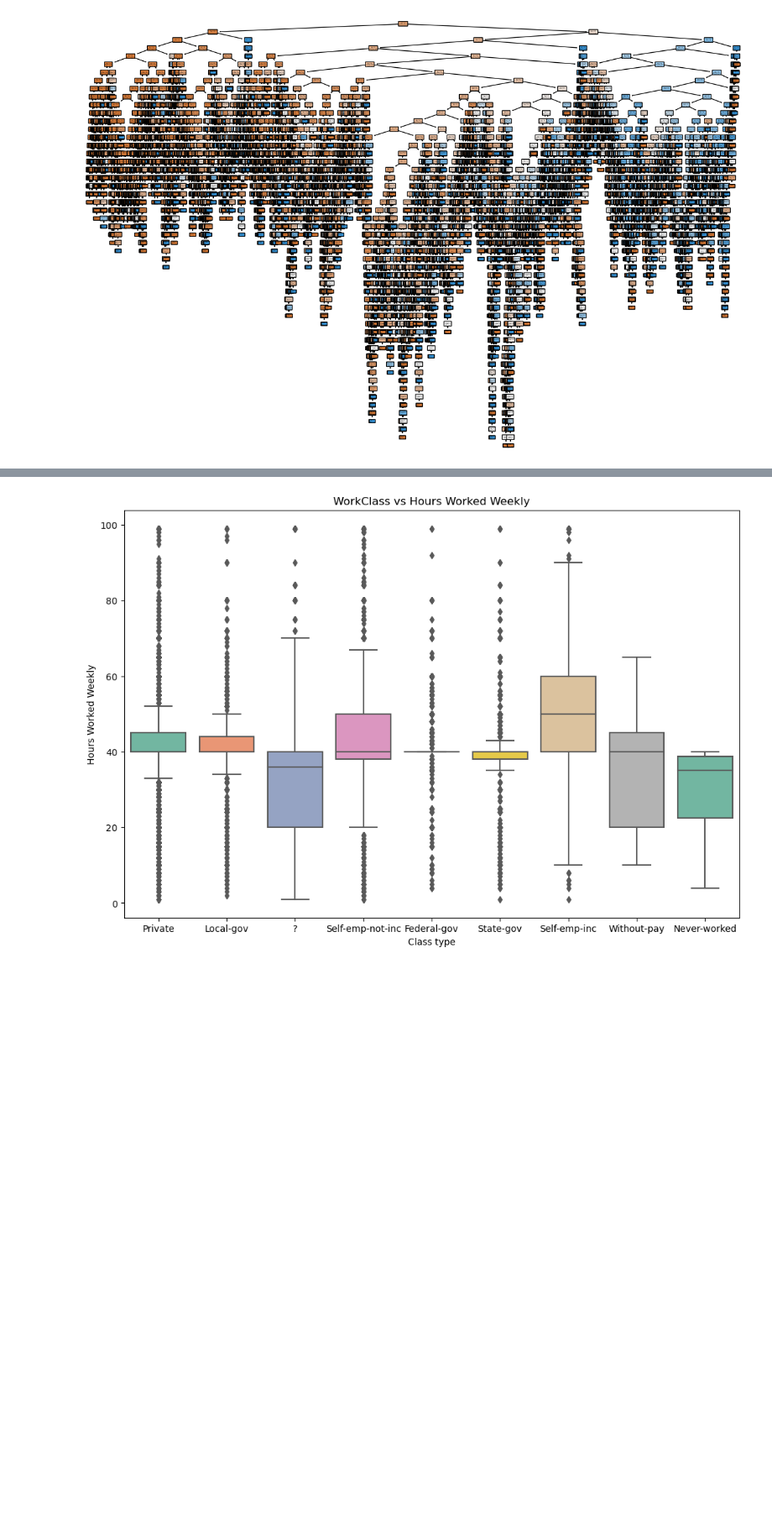
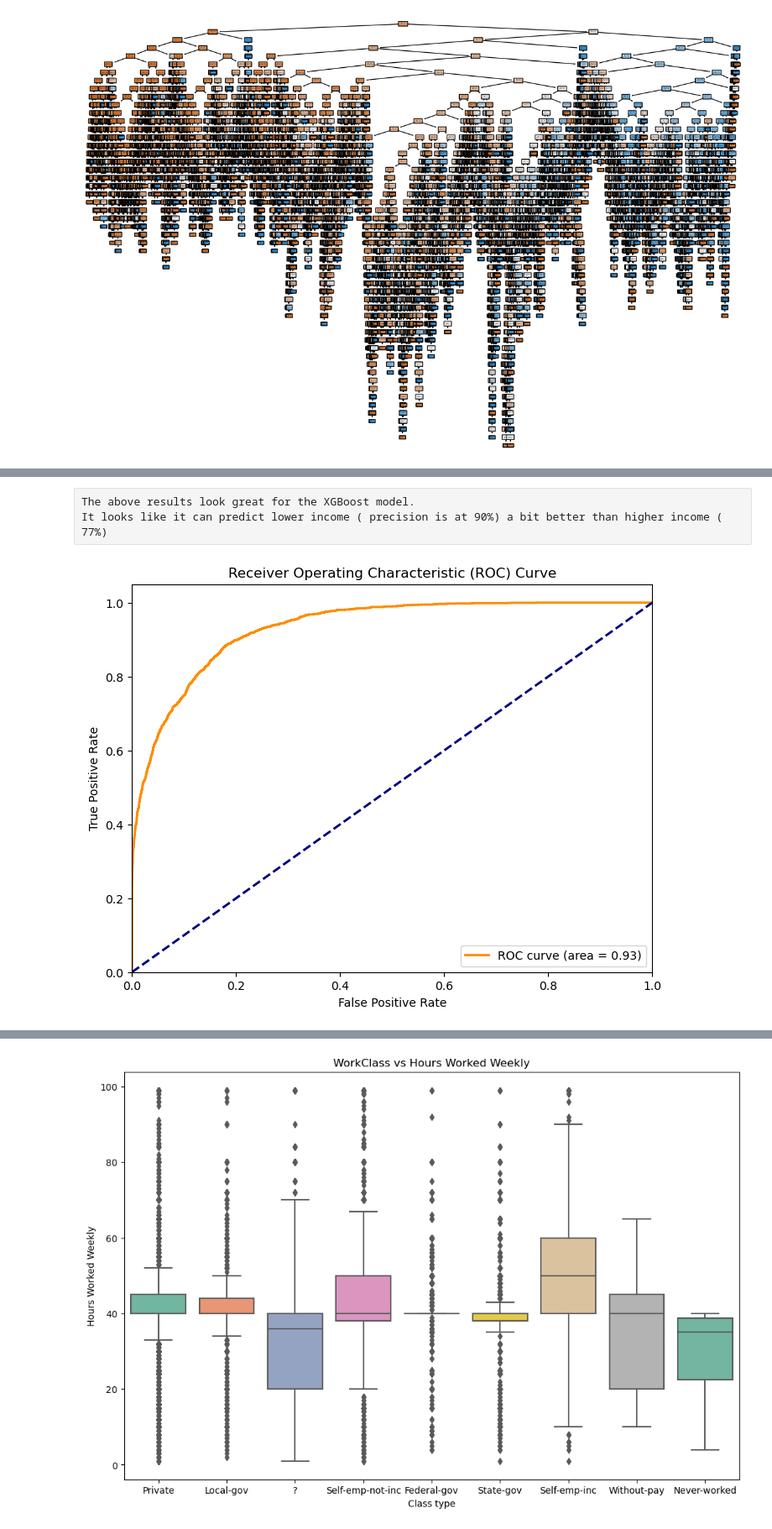
Before and after one commit to JTK112/Springboard--Joshua-D., a Jupyter notebook: DataStoryTelling.ipynb, the cells around one changed output, grey strips where cells are left out. Shown at 84% size. Cells and saved outputs as stored; diff of their text form; code cells hidden in the pictures; blank space fills up the shorter version.

```diff
--- a/DataStoryTelling.ipynb
+++ b/DataStoryTelling.ipynb
@@ -161 +276,27 @@ Think of a narrative, and pursue it
+# %% [raw]
+The above results look great for the XGBoost model.
+It looks like it can predict lower income ( precision is at 90%) a bit better than higher income ( 77%)
+# %%
+from sklearn.metrics import roc_curve, auc
+import matplotlib.pyplot as plt
+
+# Calculate the false positive rate, true positive rate and thresholds
+fpr, tpr, thresholds = roc_curve(y_test, model.predict_proba(X_test)[:,1])
+
+# Calculate the AUC (Area under the ROC Curve)
+roc_auc = auc(fpr, tpr)
+
+# Plotting
+plt.figure(figsize=(8, 6))
+plt.plot(fpr, tpr, color='darkorange', lw=2, label='ROC curve (area = %0.2f)' % roc_auc)
+plt.plot([0, 1], [0, 1], color='navy', lw=2, linestyle='--')
+plt.xlim([0.0, 1.0])
+plt.ylim([0.0, 1.05])
+plt.xlabel('False Positive Rate')
+plt.ylabel('True Positive Rate')
+plt.title('Receiver Operating Characteristic (ROC) Curve')
+plt.legend(loc="lower right")
+plt.show()
+# %% [output]
+[figure, added]
 # %%
```
Also changed, not shown: parts of 12 cells of this notebook.
